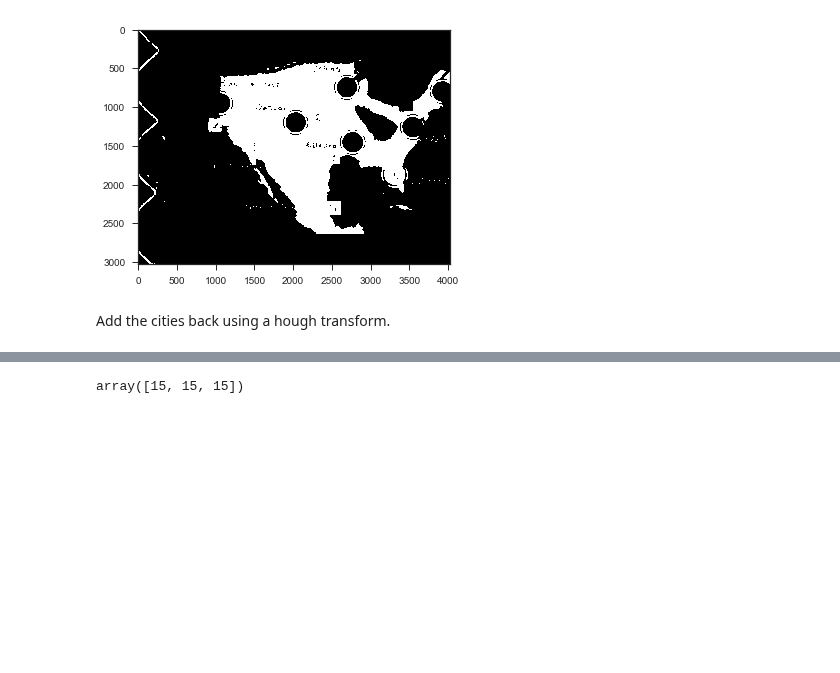
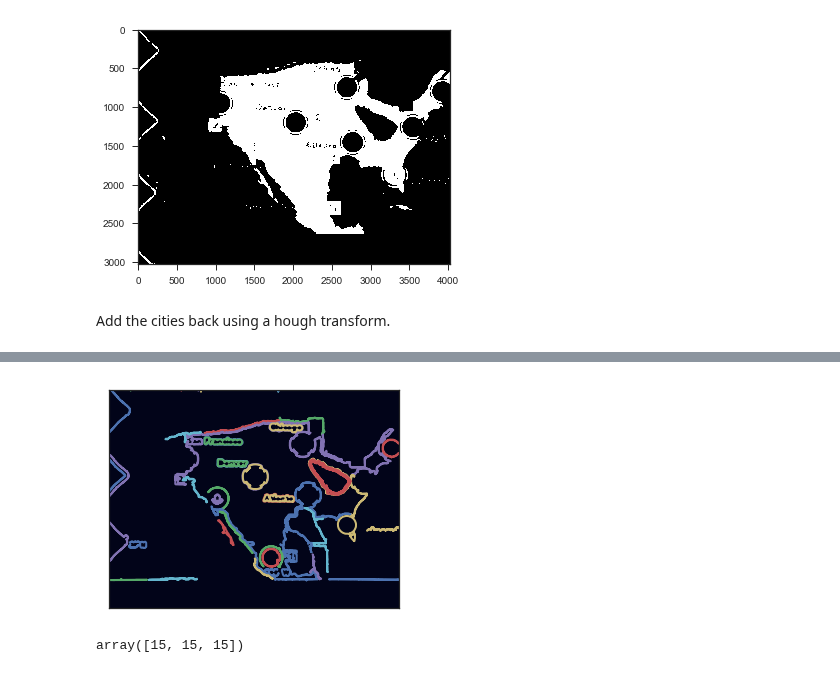
Before and after one commit to cardboardai/boardgame-bookie, a Jupyter notebook: boardgames/pandemic_legacy_season2/recon_cartographer.ipynb, the cells around one changed output, grey strips where cells are left out. Saved outputs shown, nothing was run; the diff lists cells and outputs as text; code cells hidden in the pictures; blank space fills up the shorter version.

```diff
--- a/boardgames/pandemic_legacy_season2/recon_cartographer.ipynb
+++ b/boardgames/pandemic_legacy_season2/recon_cartographer.ipynb
@@ -84,3 +144,17 @@ Add the cities back using a hough transform.
+# %%
+fig, ax = plt.subplots()
+ax.imshow(np.zeros_like(im_s))
+
+for n, contour in enumerate(candidate_contours):
+    ax.plot(contour[:, 1], contour[:, 0], linewidth=2)
+
+ax.axis('image')
+ax.set_xticks([])
+ax.set_yticks([])
+plt.axis()
+plt.show()
+# %% [output]
+[figure, added]
 # %%
 im_gray = skimage.color.rgb2gray(im)
 im_gray_small = skimage.transform.rescale(im2,0.125)
```
Also changed, not shown: parts of 13 cells of this notebook.
